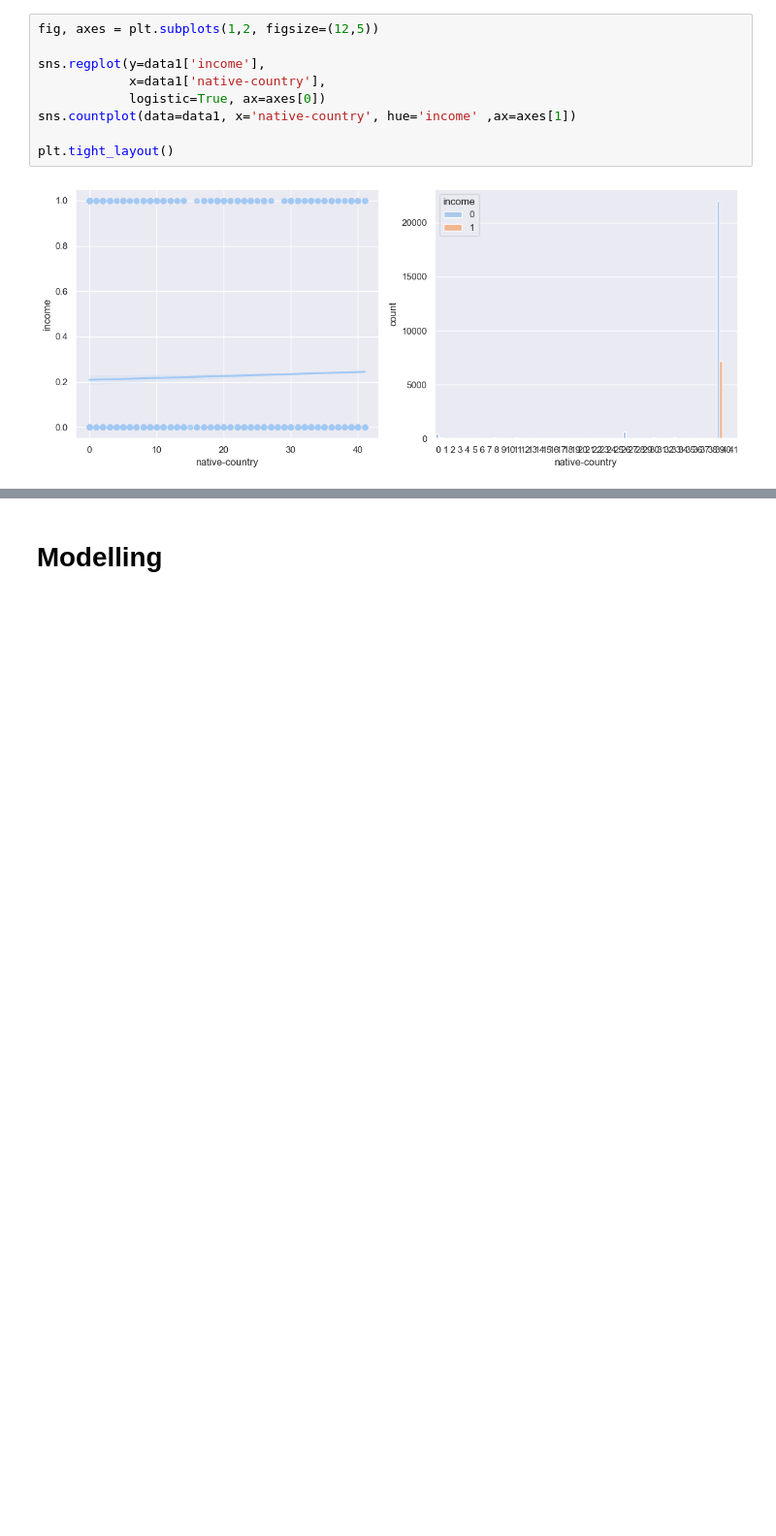
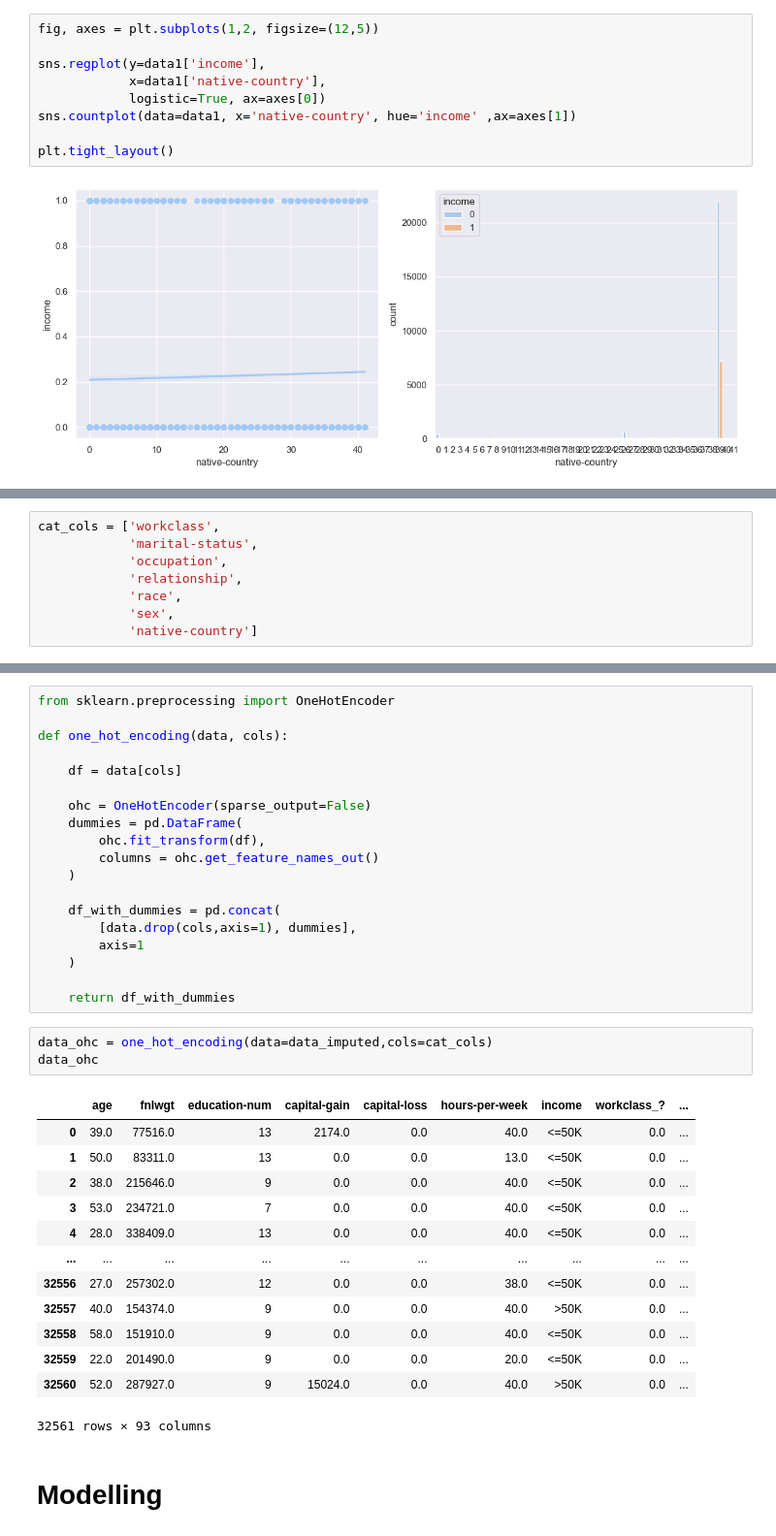
Before and after one commit to zidanqrs/IBM-Machine-Learning-Course, a Jupyter notebook: 3-Supervised-Machine-Learning-Classification/syntax.ipynb, the cells around one changed output, grey strips where cells are left out. Shown at 97% size. Drawn from its saved outputs; the diff is of its cells as text; blank space fills up the shorter version.

```diff
--- a/3-Supervised-Machine-Learning-Classification/syntax.ipynb
+++ b/3-Supervised-Machine-Learning-Classification/syntax.ipynb
@@ -356,0 +472,8 @@ y = data2['income']
+# %%
+cat_cols = ['workclass',
+            'marital-status',
+            'occupation',
+            'relationship',
+            'race',
+            'sex',
+            'native-country']
@@ -357,2 +496,38 @@ y = data2['income']
+# %%
+from sklearn.preprocessing import OneHotEncoder
+
+def one_hot_encoding(data, cols):
+
+    df = data[cols]
+
+    ohc = OneHotEncoder(sparse_output=False)
+    dummies = pd.DataFrame(
+        ohc.fit_transform(df),
+        columns = ohc.get_feature_names_out()
+    )
+
+    df_with_dummies = pd.concat(
+        [data.drop(cols,axis=1), dummies],
+        axis=1
+    )
+
+    return df_with_dummies
+# %%
+data_ohc = one_hot_encoding(data=data_imputed,cols=cat_cols)
+data_ohc
+# %% [output]
+|  | age | fnlwgt | education-num | capital-gain | capital-loss | hours-per-week | income | workclass_? | ... |
+| 0 | 39.0 | 77516.0 | 13 | 2174.0 | 0.0 | 40.0 | <=50K | 0.0 | ... |
+| 1 | 50.0 | 83311.0 | 13 | 0.0 | 0.0 | 13.0 | <=50K | 0.0 | ... |
+| 2 | 38.0 | 215646.0 | 9 | 0.0 | 0.0 | 40.0 | <=50K | 0.0 | ... |
+| 3 | 53.0 | 234721.0 | 7 | 0.0 | 0.0 | 40.0 | <=50K | 0.0 | ... |
+| 4 | 28.0 | 338409.0 | 13 | 0.0 | 0.0 | 40.0 | <=50K | 0.0 | ... |
+| ... | ... | ... | ... | ... | ... | ... | ... | ... | ... |
+| 32556 | 27.0 | 257302.0 | 12 | 0.0 | 0.0 | 38.0 | <=50K | 0.0 | ... |
+| 32557 | 40.0 | 154374.0 | 9 | 0.0 | 0.0 | 40.0 | >50K | 0.0 | ... |
+| 32558 | 58.0 | 151910.0 | 9 | 0.0 | 0.0 | 40.0 | <=50K | 0.0 | ... |
+| 32559 | 22.0 | 201490.0 | 9 | 0.0 | 0.0 | 20.0 | <=50K | 0.0 | ... |
+| 32560 | 52.0 | 287927.0 | 9 | 15024.0 | 0.0 | 40.0 | >50K | 0.0 | ... |
+32561 rows × 93 columns
 # %% [markdown]
 # Modelling
```
Also changed, not shown: parts of 29 cells of this notebook, 4 other files.
